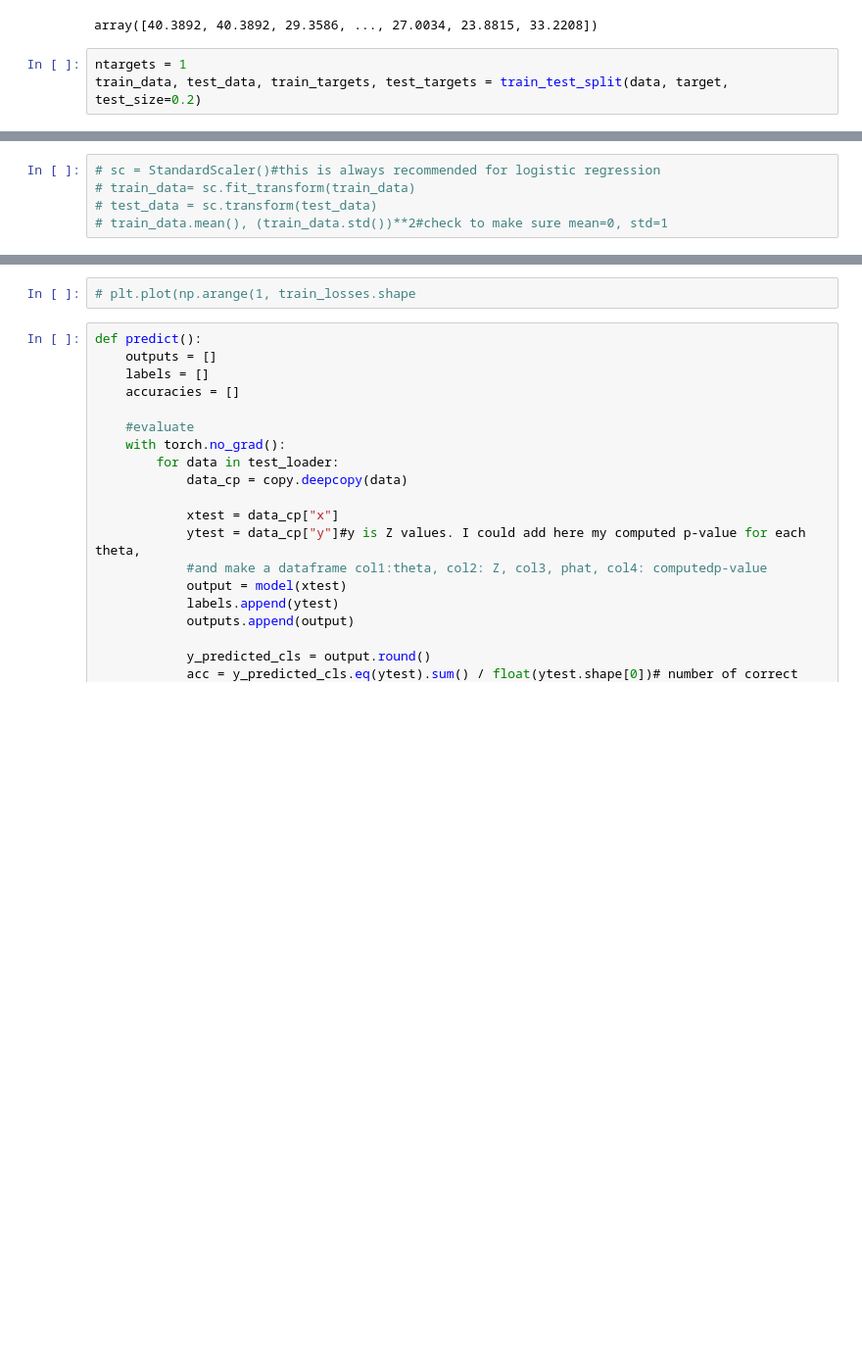
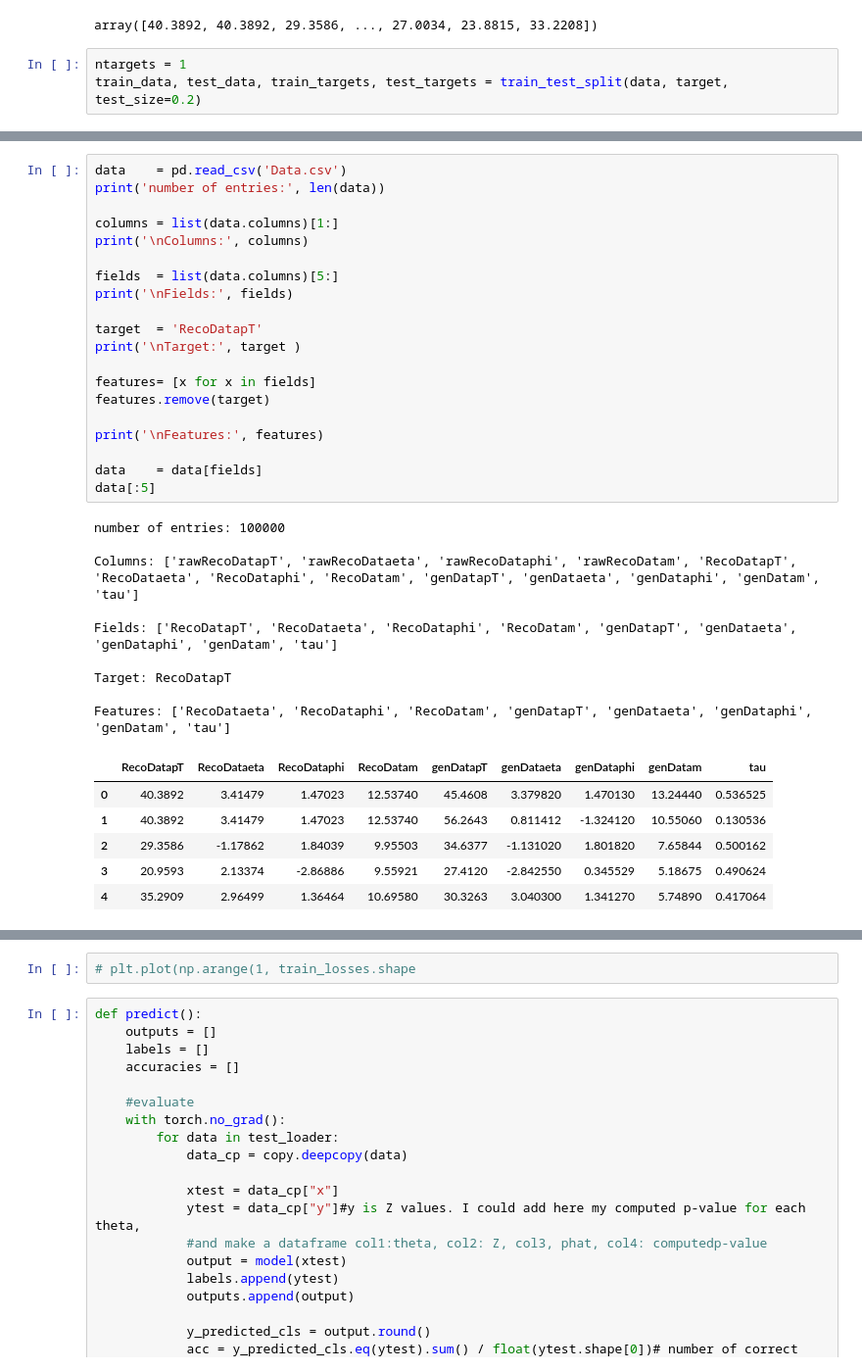
Before and after one commit to AliAlkadhim/IQN_HEP, a Jupyter notebook: Estimate_pT_IQN.ipynb, the cells around one changed output, grey strips where cells are left out. Shown at 98% size. Drawn from its saved outputs; the diff is of its cells as text; blank space fills up the shorter version.

```diff
--- a/Estimate_pT_IQN.ipynb
+++ b/Estimate_pT_IQN.ipynb
@@ -143,8 +139,39 @@ test_data shape =  (20000, 9)
 train_targets shape =  (80000, 1)
 
 test_targets shape =  (20000, 1)
-# %%
-# sc = StandardScaler()#this is always recommended for logistic regression
-# train_data= sc.fit_transform(train_data)
-# test_data = sc.transform(test_data)
-# train_data.mean(), (train_data.std())**2#check to make sure mean=0, std=1
+# %%
+data    = pd.read_csv('Data.csv')
+print('number of entries:', len(data))
+
+columns = list(data.columns)[1:]
+print('\nColumns:', columns)
+
+fields  = list(data.columns)[5:]
+print('\nFields:', fields)
+
+target  = 'RecoDatapT'
+print('\nTarget:', target )
+
+features= [x for x in fields]
+features.remove(target)
+
+print('\nFeatures:', features)
+
+data    = data[fields]
+data[:5]
+# %% [output]
+number of entries: 100000
+
+Columns: ['rawRecoDatapT', 'rawRecoDataeta', 'rawRecoDataphi', 'rawRecoDatam', 'RecoDatapT', 'RecoDataeta', 'RecoDataphi', 'RecoDatam', 'genDatapT', 'genDataeta', 'genDataphi', 'genDatam', 'tau']
+
+Fields: ['RecoDatapT', 'RecoDataeta', 'RecoDataphi', 'RecoDatam', 'genDatapT', 'genDataeta', 'genDataphi', 'genDatam', 'tau']
+
+Target: RecoDatapT
+
+Features: ['RecoDataeta', 'RecoDataphi', 'RecoDatam', 'genDatapT', 'genDataeta', 'genDataphi', 'genDatam', 'tau']
+|  | RecoDatapT | RecoDataeta | RecoDataphi | RecoDatam | genDatapT | genDataeta | genDataphi | genDatam | tau |
+| 0 | 40.3892 | 3.41479 | 1.47023 | 12.53740 | 45.4608 | 3.379820 | 1.470130 | 13.24440 | 0.536525 |
+| 1 | 40.3892 | 3.41479 | 1.47023 | 12.53740 | 56.2643 | 0.811412 | -1.324120 | 10.55060 | 0.130536 |
+| 2 | 29.3586 | -1.17862 | 1.84039 | 9.95503 | 34.6377 | -1.131020 | 1.801820 | 7.65844 | 0.500162 |
+| 3 | 20.9593 | 2.13374 | -2.86886 | 9.55921 | 27.4120 | -2.842550 | 0.345529 | 5.18675 | 0.490624 |
+| 4 | 35.2909 | 2.96499 | 1.36464 | 10.69580 | 30.3263 | 3.040300 | 1.341270 | 5.74890 | 0.417064 |
```
Also changed, not shown: parts of 23 cells of this notebook, 21 other files.
